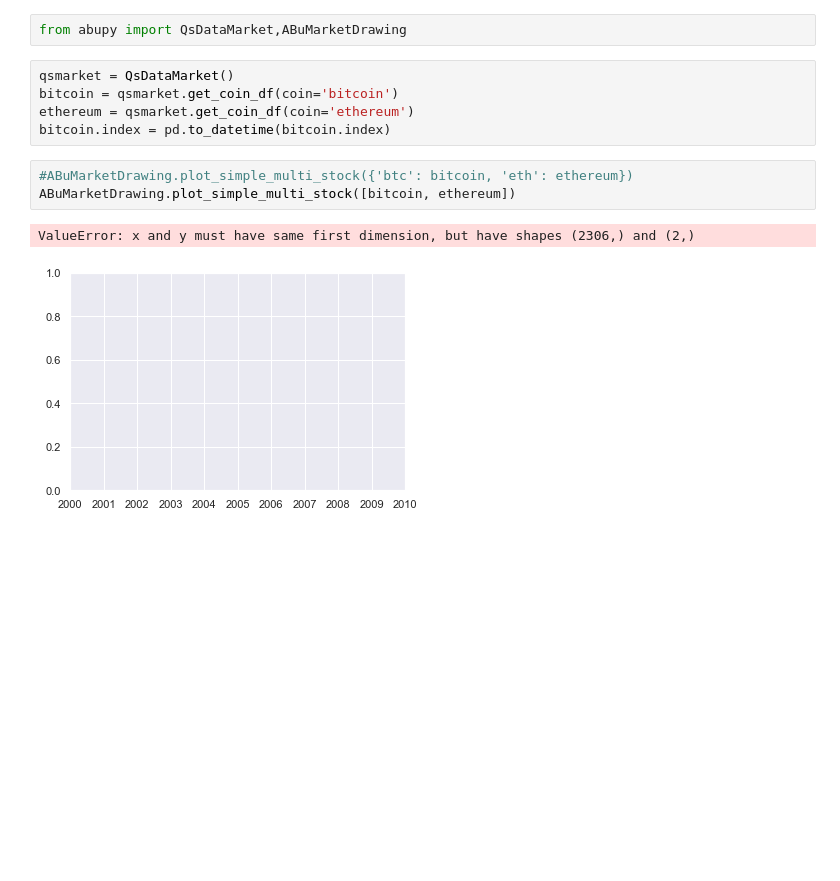
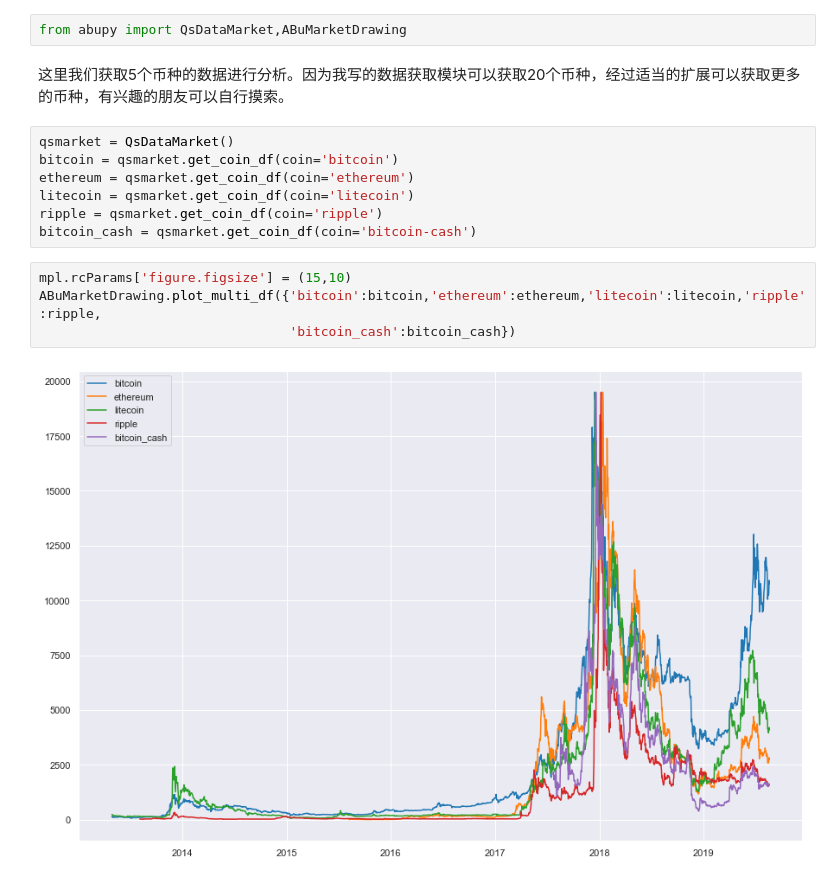
Before and after one commit to qiushui777/Qsabu, a Jupyter notebook: qs_papers/1.多数字货币回测.ipynb, the cells around one changed output. Saved outputs shown, nothing was run; the diff lists cells and outputs as text; blank space fills up the shorter version.

```diff
--- a/qs_papers/1.多数字货币回测.ipynb
+++ b/qs_papers/1.多数字货币回测.ipynb
@@ -46,14 +47,18 @@ sys.path.insert(0, os.path.abspath('../'))
 import abupy
 # %%
 from abupy import QsDataMarket,ABuMarketDrawing
+# %% [markdown]
+这里我们获取5个币种的数据进行分析。因为我写的数据获取模块可以获取20个币种，经过适当的扩展可以获取更多的币种，有兴趣的朋友可以自行摸索。
 # %%
 qsmarket = QsDataMarket()
 bitcoin = qsmarket.get_coin_df(coin='bitcoin')
 ethereum = qsmarket.get_coin_df(coin='ethereum')
-bitcoin.index = pd.to_datetime(bitcoin.index)
+litecoin = qsmarket.get_coin_df(coin='litecoin')
+ripple = qsmarket.get_coin_df(coin='ripple')
+bitcoin_cash = qsmarket.get_coin_df(coin='bitcoin-cash')
-# %%
-#ABuMarketDrawing.plot_simple_multi_stock({'btc': bitcoin, 'eth': ethereum})
-ABuMarketDrawing.plot_simple_multi_stock([bitcoin, ethereum])
-# %% [output]
-ValueError: x and y must have same first dimension, but have shapes (2306,) and (2,)
-[figure, removed]
+# %%
+mpl.rcParams['figure.figsize'] = (15,10)
+ABuMarketDrawing.plot_multi_df({'bitcoin':bitcoin,'ethereum':ethereum,'litecoin':litecoin,'ripple':ripple,
+                                'bitcoin_cash':bitcoin_cash})
+# %% [output]
+[figure, added]
```
Also changed, not shown: parts of 2 cells of this notebook, 1 other file.
